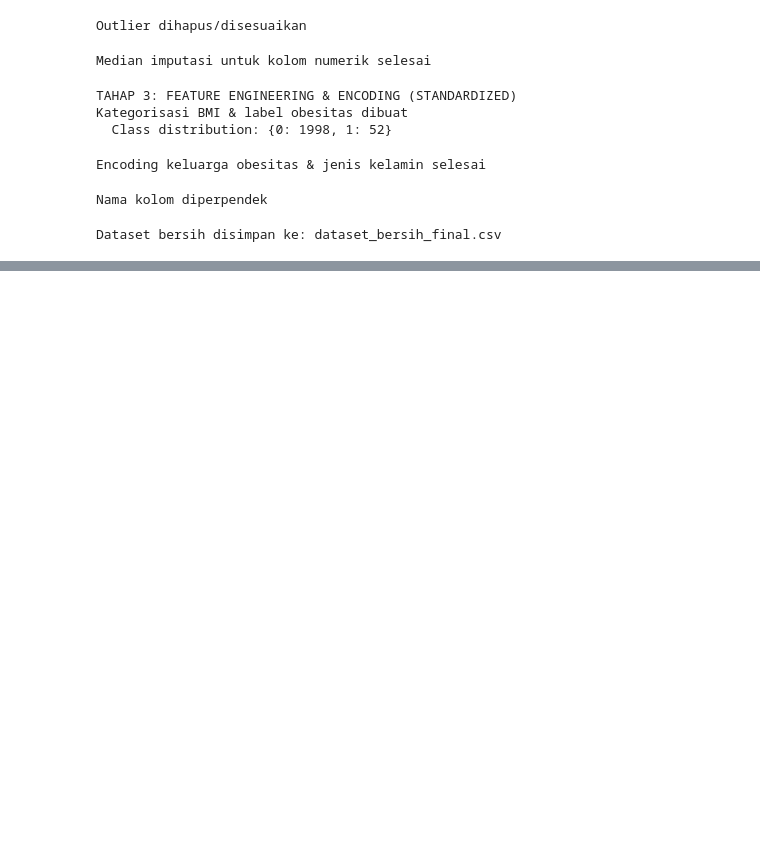
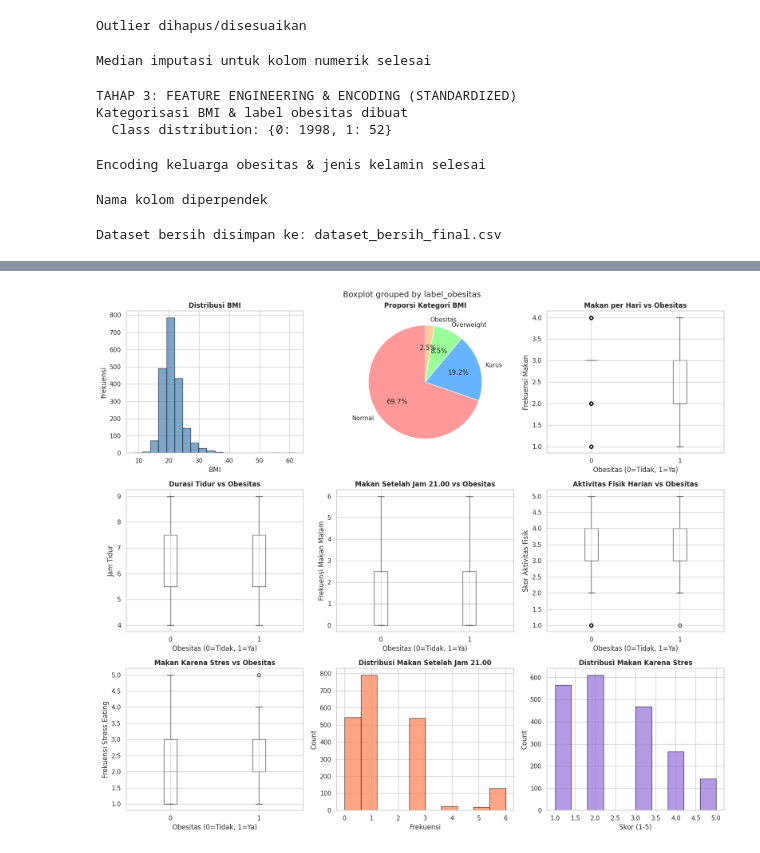
Before and after one commit to anisetusms/DASI_DALIS_Kelompok_06, a Jupyter notebook: DASI_DALIS_Kel_06.ipynb, the cells around one changed output, grey strips where cells are left out. Saved outputs shown, nothing was run; the diff lists cells and outputs as text; code cells hidden in the pictures; blank space fills up the shorter version.

```diff
--- a/DASI_DALIS_Kel_06.ipynb
+++ b/DASI_DALIS_Kel_06.ipynb
@@ -280,3 +280,88 @@ df.to_csv("dataset_bersih_final.csv", index=False)
 print("Dataset bersih disimpan ke: dataset_bersih_final.csv")
 # %% [output]
 Dataset bersih disimpan ke: dataset_bersih_final.csv
+# %%
+# ==========================================
+# 4. EXPLORATORY DATA ANALYSIS (EDA)
+# ==========================================
+print("\n" + "="*70)
+print("TAHAP 4: EXPLORATORY DATA ANALYSIS (EDA)")
+print("="*70)
+
+print("\nSTATISTIK DESKRIPTIF:")
+desc_cols = ['usia_tahun', 'berat_kg', 'tinggi_cm', 'BMI', 'makan_per_hari',
+             'jajan_per_minggu', 'minuman_manis_per_minggu', 'durasi_tidur_jam',
+             'makan_setelah_21', 'aktivitas_fisik_harian_new', 'makan_karena_stres']
+print(df[[c for c in desc_cols if c in df.columns]].describe())
+
+# Visualisasi
+fig, axes = plt.subplots(3, 3, figsize=(16, 14))
+fig.suptitle("Exploratory Data Analysis - Distribusi Utama & Fitur Baru", fontsize=16, fontweight='bold')
+
+# Row 1
+axes[0,0].hist(df["BMI"], bins=20, color='steelblue', edgecolor='black', alpha=0.7)
+axes[0,0].set_title("Distribusi BMI", fontweight='bold')
+axes[0,0].set_xlabel("BMI")
+axes[0,0].set_ylabel("Frekuensi")
+
+bmi_counts = df["kategori_BMI"].value_counts()
+axes[0,1].pie(bmi_counts, labels=bmi_counts.index, autopct='%1.1f%%', startangle=90,
+              colors=['#ff9999', '#66b3ff', '#99ff99', '#ffcc99'])
+axes[0,1].set_title("Proporsi Kategori BMI", fontweight='bold')
+
+df.boxplot(column='makan_per_hari', by='label_obesitas', ax=axes[0,2])
+axes[0,2].set_title("Makan per Hari vs Obesitas", fontweight='bold')
+axes[0,2].set_xlabel("Obesitas (0=Tidak, 1=Ya)")
+axes[0,2].set_ylabel("Frekuensi Makan")
+
+# Row 2
+df.boxplot(column='durasi_tidur_jam', by='label_obesitas', ax=axes[1,0])
+axes[1,0].set_title("Durasi Tidur vs Obesitas", fontweight='bold')
+axes[1,0].set_xlabel("Obesitas (0=Tidak, 1=Ya)")
+axes[1,0].set_ylabel("Jam Tidur")
+
+if 'makan_setelah_21' in df.columns:
+    df.boxplot(column='makan_setelah_21', by='label_obesitas', ax=axes[1,1])
+    axes[1,1].set_title("Makan Setelah Jam 21.00 vs Obesitas", fontweight='bold')
+    axes[1,1].set_xlabel("Obesitas (0=Tidak, 1=Ya)")
+    axes[1,1].set_ylabel("Frekuensi Makan Malam")
+
+if 'aktivitas_fisik_harian_new' in df.columns:
+    df.boxplot(column='aktivitas_fisik_harian_new', by='label_obesitas', ax=axes[1,2])
+    axes[1,2].set_title("Aktivitas Fisik Harian vs Obesitas", fontweight='bold')
+    axes[1,2].set_xlabel("Obesitas (0=Tidak, 1=Ya)")
+    axes[1,2].set_ylabel("Skor Aktivitas Fisik")
+
+# Row 3
+if 'makan_karena_stres' in df.columns:
+    df.boxplot(column='makan_karena_stres', by='label_obesitas', ax=axes[2,0])
+    axes[2,0].set_title("Makan Karena Stres vs Obesitas", fontweight='bold')
+    axes[2,0].set_xlabel("Obesitas (0=Tidak, 1=Ya)")
+    axes[2,0].set_ylabel("Frekuensi Stress Eating")
+
+# Distribusi 3 fitur baru
+if 'makan_setelah_21' in df.columns:
+    axes[2,1].hist(df['makan_setelah_21'].dropna(), bins=10, color='coral', edgecolor='black', alpha=0.7)
+    axes[2,1].set_title("Distribusi Makan Setelah Jam 21.00", fontweight='bold')
+    axes[2,1].set_xlabel("Frekuensi")
+    axes[2,1].set_ylabel("Count")
+
+if 'makan_karena_stres' in df.columns:
+    axes[2,2].hist(df['makan_karena_stres'].dropna(), bins=10, color='mediumpurple', edgecolor='black', alpha=0.7)
+    axes[2,2].set_title("Distribusi Makan Karena Stres", fontweight='bold')
+    axes[2,2].set_xlabel("Skor (1-5)")
+    axes[2,2].set_ylabel("Count")
+
+# Korelasi dengan BMI
+print("\n" + "-"*60)
+print("KORELASI DENGAN BMI:")
+print("-"*60)
+numeric_df = df.select_dtypes(include=[np.number])
+corr_bmi = numeric_df.corr()["BMI"].sort_values(ascending=False)
+print(corr_bmi.head(10))
+
+plt.tight_layout()
+plt.savefig("eda_overview_v2.png", dpi=300, bbox_inches='tight')
+plt.show()
+print("✓ Visualisasi EDA disimpan: eda_overview_v2.png")
+# %% [output]
@@ -282,0 +385 @@ Dataset bersih disimpan ke: dataset_bersih_final.csv
+[figure, added]
```
Also changed, not shown: parts of 2 cells of this notebook.
